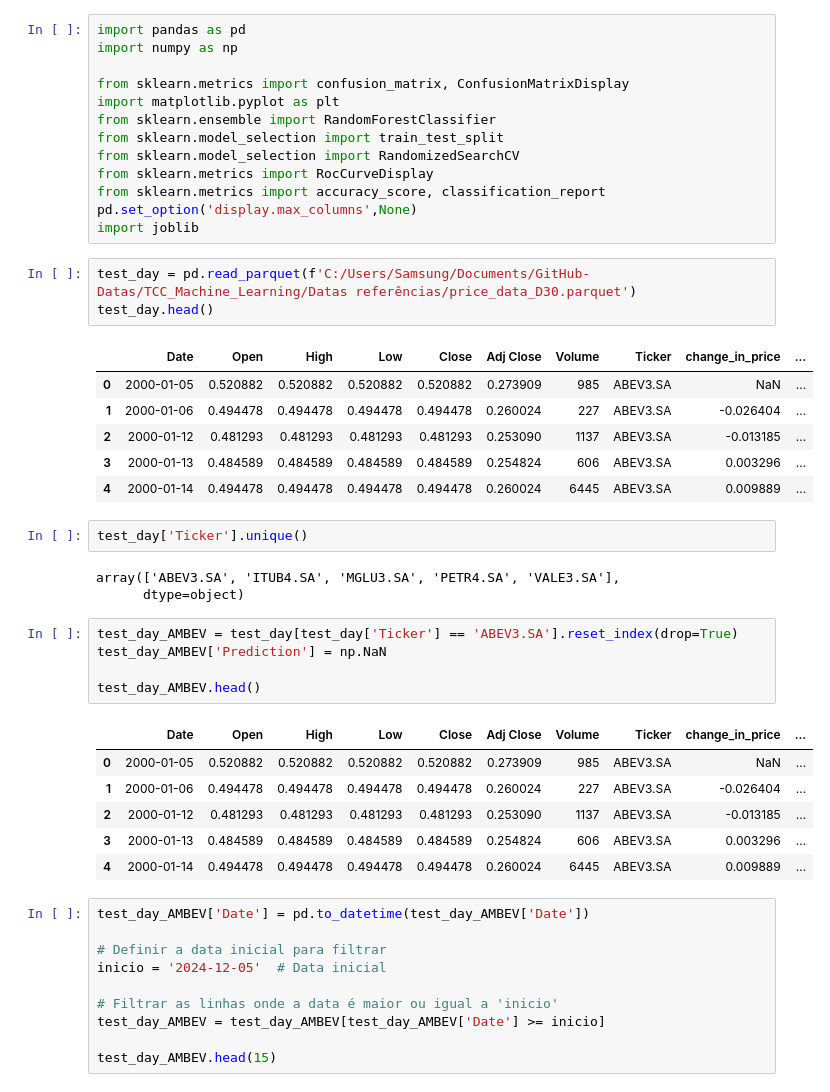
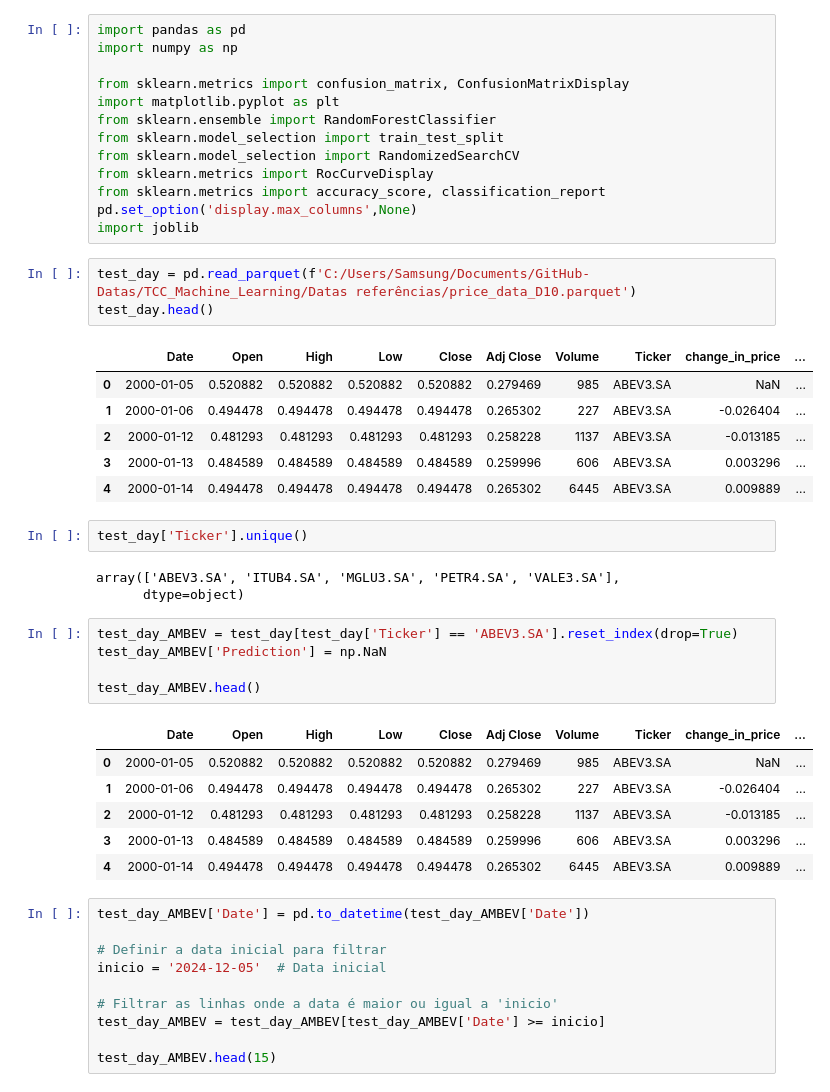
Before and after one commit to Bruno-Santana-Eco/TCC_Machine_learning, a Jupyter notebook: Previsão diária.ipynb, the cells around one changed output. Drawn from its saved outputs; the diff is of its cells as text.

```diff
--- a/Previsão diária.ipynb
+++ b/Previsão diária.ipynb
@@ -12,15 +12,15 @@ from sklearn.metrics import accuracy_score, classification_report
 pd.set_option('display.max_columns',None)
 import joblib
 # %%
-test_day = pd.read_parquet(f'C:/Users/Samsung/Documents/GitHub-Datas/TCC_Machine_Learning/Datas referências/price_data_D30.parquet')
+test_day = pd.read_parquet(f'C:/Users/Samsung/Documents/GitHub-Datas/TCC_Machine_Learning/Datas referências/price_data_D10.parquet')
 test_day.head()
 # %% [output]
 |  | Date | Open | High | Low | Close | Adj Close | Volume | Ticker | change_in_price | ... |
-| 0 | 2000-01-05 | 0.520882 | 0.520882 | 0.520882 | 0.520882 | 0.273909 | 985 | ABEV3.SA | NaN | ... |
-| 1 | 2000-01-06 | 0.494478 | 0.494478 | 0.494478 | 0.494478 | 0.260024 | 227 | ABEV3.SA | -0.026404 | ... |
-| 2 | 2000-01-12 | 0.481293 | 0.481293 | 0.481293 | 0.481293 | 0.253090 | 1137 | ABEV3.SA | -0.013185 | ... |
-| 3 | 2000-01-13 | 0.484589 | 0.484589 | 0.484589 | 0.484589 | 0.254824 | 606 | ABEV3.SA | 0.003296 | ... |
-| 4 | 2000-01-14 | 0.494478 | 0.494478 | 0.494478 | 0.494478 | 0.260024 | 6445 | ABEV3.SA | 0.009889 | ... |
+| 0 | 2000-01-05 | 0.520882 | 0.520882 | 0.520882 | 0.520882 | 0.279469 | 985 | ABEV3.SA | NaN | ... |
+| 1 | 2000-01-06 | 0.494478 | 0.494478 | 0.494478 | 0.494478 | 0.265302 | 227 | ABEV3.SA | -0.026404 | ... |
+| 2 | 2000-01-12 | 0.481293 | 0.481293 | 0.481293 | 0.481293 | 0.258228 | 1137 | ABEV3.SA | -0.013185 | ... |
+| 3 | 2000-01-13 | 0.484589 | 0.484589 | 0.484589 | 0.484589 | 0.259996 | 606 | ABEV3.SA | 0.003296 | ... |
+| 4 | 2000-01-14 | 0.494478 | 0.494478 | 0.494478 | 0.494478 | 0.265302 | 6445 | ABEV3.SA | 0.009889 | ... |
 # %%
 test_day['Ticker'].unique()
 # %% [output]
@@ -33,11 +33,11 @@ test_day_AMBEV['Prediction'] = np.NaN
 test_day_AMBEV.head()
 # %% [output]
 |  | Date | Open | High | Low | Close | Adj Close | Volume | Ticker | change_in_price | ... |
-| 0 | 2000-01-05 | 0.520882 | 0.520882 | 0.520882 | 0.520882 | 0.273909 | 985 | ABEV3.SA | NaN | ... |
-| 1 | 2000-01-06 | 0.494478 | 0.494478 | 0.494478 | 0.494478 | 0.260024 | 227 | ABEV3.SA | -0.026404 | ... |
-| 2 | 2000-01-12 | 0.481293 | 0.481293 | 0.481293 | 0.481293 | 0.253090 | 1137 | ABEV3.SA | -0.013185 | ... |
-| 3 | 2000-01-13 | 0.484589 | 0.484589 | 0.484589 | 0.484589 | 0.254824 | 606 | ABEV3.SA | 0.003296 | ... |
-| 4 | 2000-01-14 | 0.494478 | 0.494478 | 0.494478 | 0.494478 | 0.260024 | 6445 | ABEV3.SA | 0.009889 | ... |
+| 0 | 2000-01-05 | 0.520882 | 0.520882 | 0.520882 | 0.520882 | 0.279469 | 985 | ABEV3.SA | NaN | ... |
+| 1 | 2000-01-06 | 0.494478 | 0.494478 | 0.494478 | 0.494478 | 0.265302 | 227 | ABEV3.SA | -0.026404 | ... |
+| 2 | 2000-01-12 | 0.481293 | 0.481293 | 0.481293 | 0.481293 | 0.258228 | 1137 | ABEV3.SA | -0.013185 | ... |
+| 3 | 2000-01-13 | 0.484589 | 0.484589 | 0.484589 | 0.484589 | 0.259996 | 606 | ABEV3.SA | 0.003296 | ... |
+| 4 | 2000-01-14 | 0.494478 | 0.494478 | 0.494478 | 0.494478 | 0.265302 | 6445 | ABEV3.SA | 0.009889 | ... |
 # %%
 test_day_AMBEV['Date'] = pd.to_datetime(test_day_AMBEV['Date'])
 
```
Also changed, not shown: parts of 4 cells of this notebook, 3 other files.
